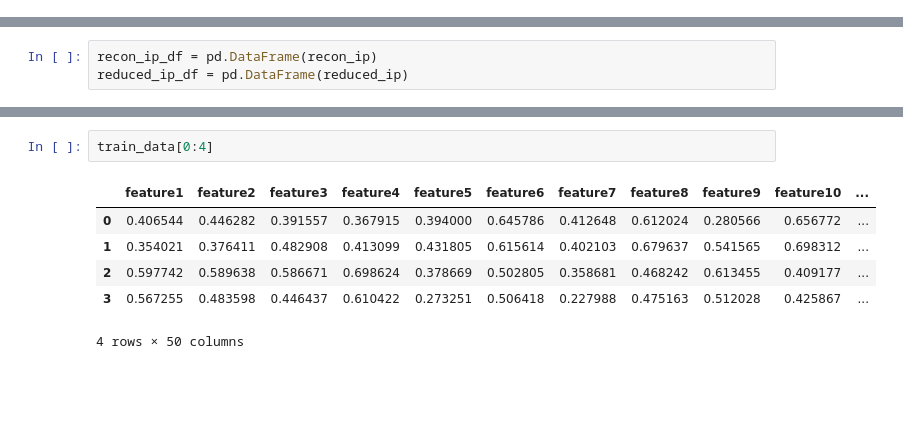
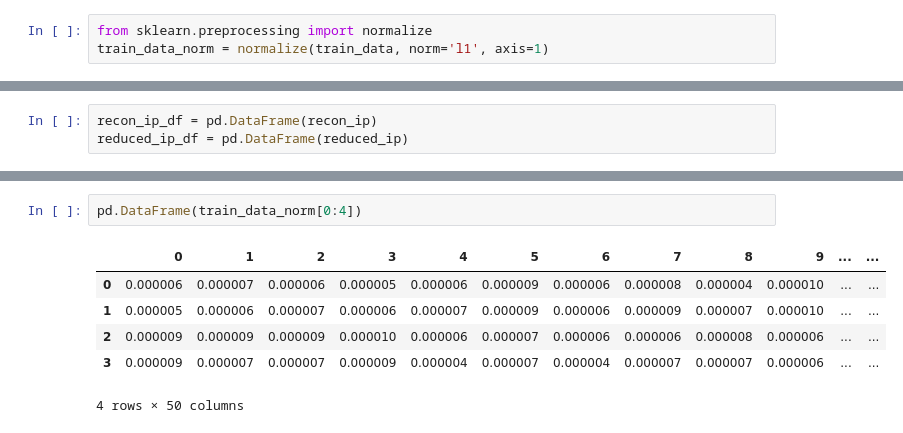
Before and after one commit to drah-kah-ris/auto_encoders, a Jupyter notebook: tf_autoencoders.ipynb, the cells around one changed output, grey strips where cells are left out. Drawn from its saved outputs; the diff is of its cells as text; blank space fills up the shorter version.

```diff
--- a/tf_autoencoders.ipynb
+++ b/tf_autoencoders.ipynb
@@ -17,3 +17,6 @@ print min(train_data.min(axis=1))
 # %% [output]
 1.0
 0.0
+# %%
+from sklearn.preprocessing import normalize
+train_data_norm = normalize(train_data, norm='l1', axis=1)
@@ -204,11 +244,11 @@ recon_ip_df[0:4]
 # %%
-train_data[0:4]
+pd.DataFrame(train_data_norm[0:4])
 # %% [output]
-|  | feature1 | feature2 | feature3 | feature4 | feature5 | feature6 | feature7 | feature8 | feature9 | feature10 | ... |
-| 0 | 0.406544 | 0.446282 | 0.391557 | 0.367915 | 0.394000 | 0.645786 | 0.412648 | 0.612024 | 0.280566 | 0.656772 | ... |
-| 1 | 0.354021 | 0.376411 | 0.482908 | 0.413099 | 0.431805 | 0.615614 | 0.402103 | 0.679637 | 0.541565 | 0.698312 | ... |
-| 2 | 0.597742 | 0.589638 | 0.586671 | 0.698624 | 0.378669 | 0.502805 | 0.358681 | 0.468242 | 0.613455 | 0.409177 | ... |
-| 3 | 0.567255 | 0.483598 | 0.446437 | 0.610422 | 0.273251 | 0.506418 | 0.227988 | 0.475163 | 0.512028 | 0.425867 | ... |
+|  | 0 | 1 | 2 | 3 | 4 | 5 | 6 | 7 | 8 | 9 | ... | ... |
+| 0 | 0.000006 | 0.000007 | 0.000006 | 0.000005 | 0.000006 | 0.000009 | 0.000006 | 0.000008 | 0.000004 | 0.000010 | ... | ... |
+| 1 | 0.000005 | 0.000006 | 0.000007 | 0.000006 | 0.000007 | 0.000009 | 0.000006 | 0.000009 | 0.000007 | 0.000010 | ... | ... |
+| 2 | 0.000009 | 0.000009 | 0.000009 | 0.000010 | 0.000006 | 0.000007 | 0.000006 | 0.000006 | 0.000008 | 0.000006 | ... | ... |
+| 3 | 0.000009 | 0.000007 | 0.000007 | 0.000009 | 0.000004 | 0.000007 | 0.000004 | 0.000007 | 0.000007 | 0.000006 | ... | ... |
 4 rows × 50 columns
 # %%
 pd.DataFrame(reduced_ip)
```
Also changed, not shown: parts of 16 cells of this notebook, 6 other files.
